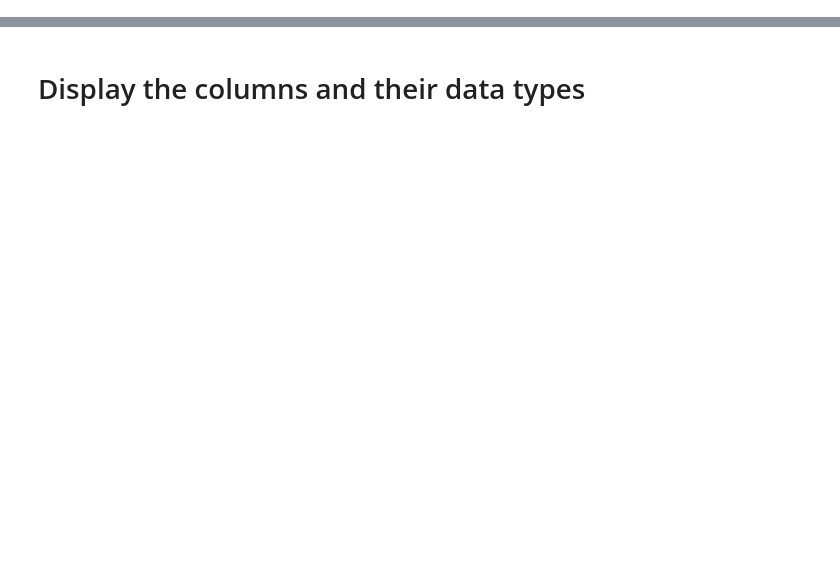
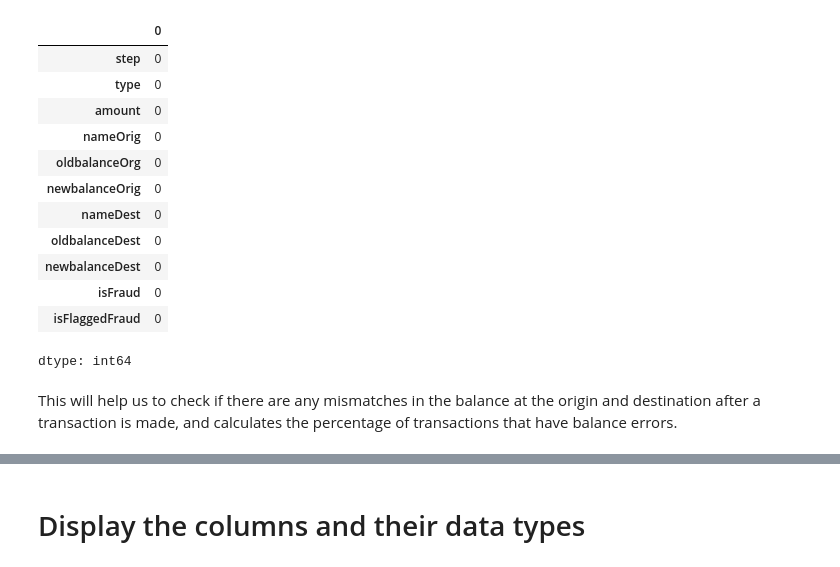
Before and after one commit to amehaabera/amehaabera, a Jupyter notebook: Detecting Money Laundering Using Machine Learning.ipynb, the cells around one changed output, grey strips where cells are left out. Drawn from its saved outputs; the diff is of its cells as text; code cells hidden in the pictures; blank space fills up the shorter version.

```diff
--- a/Detecting Money Laundering Using Machine Learning.ipynb
+++ b/Detecting Money Laundering Using Machine Learning.ipynb
@@ -28,0 +95,43 @@ df=pd.read_csv("/content/Fraud_Data.csv")
+# %%
+## Using Median Simple Imputer to convert Null Values Present in Numericals
+
+from sklearn.impute import SimpleImputer
+
+# Separate the columns with missing values
+missing_cols = ['oldbalanceOrg', 'newbalanceOrig', 'oldbalanceDest', 'newbalanceDest']
+
+imputer = SimpleImputer(strategy='median')
+
+# Impute the missing values
+df[missing_cols] = imputer.fit_transform(df[missing_cols])
+# %%
+## Most_Frequent for convertinig null values for Categorical Variable
+
+from sklearn.impute import SimpleImputer
+
+# Separate the columns with missing values
+missing_col1 = ['step', 'nameOrig', 'nameDest','isFraud','isFlaggedFraud']
+
+# Create a KNN imputer object
+imputer = SimpleImputer(strategy='most_frequent')
+
+# Impute the missing values
+df[missing_col1] = imputer.fit_transform(df[missing_col1])
+# %%
+df.isna().sum()
+# %% [output]
+|  | 0 |
+| step | 0 |
+| type | 0 |
+| amount | 0 |
+| nameOrig | 0 |
+| oldbalanceOrg | 0 |
+| newbalanceOrig | 0 |
+| nameDest | 0 |
+| oldbalanceDest | 0 |
+| newbalanceDest | 0 |
+| isFraud | 0 |
+| isFlaggedFraud | 0 |
+dtype: int64
+# %% [markdown]
+This will help us to check if there are any mismatches in the balance at the origin and destination after a transaction is made, and calculates the percentage of transactions that have balance errors.
```
Also changed, not shown: parts of 11 cells of this notebook.
